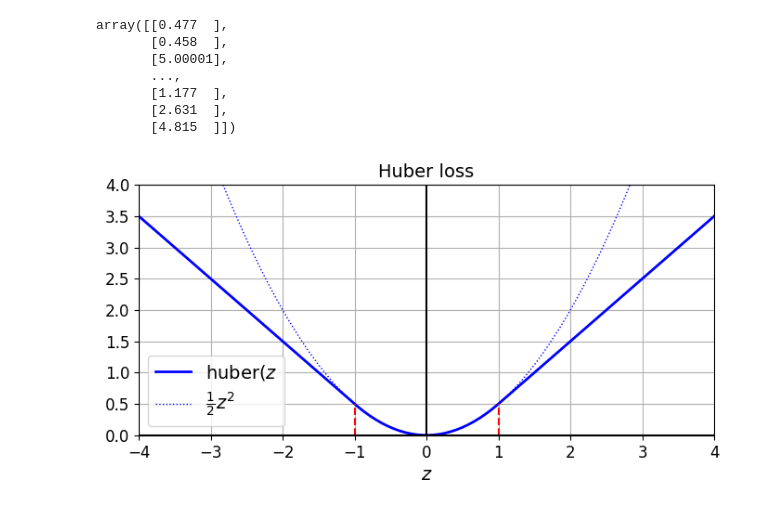
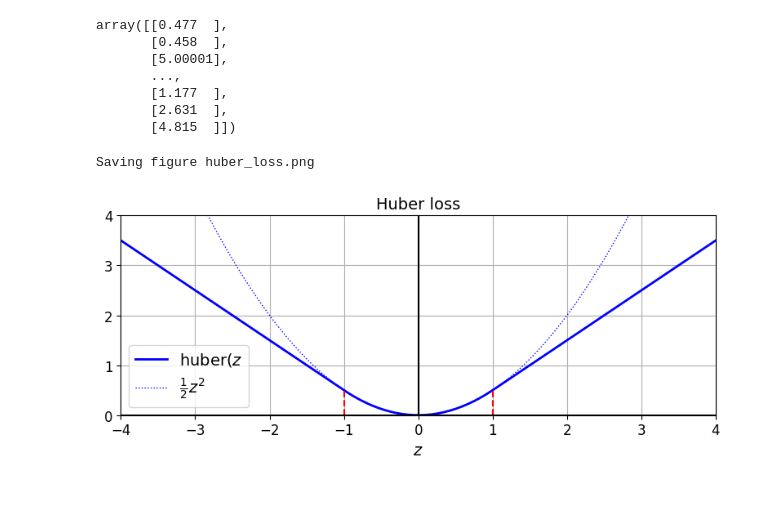
Before and after one commit to TeguhPermana666/Custom-Models, a Jupyter notebook: tensor_like_numpy.ipynb, the cells around one changed output. Saved outputs shown, nothing was run; the diff lists cells and outputs as text; code cells hidden in the pictures.

```diff
--- a/tensor_like_numpy.ipynb
+++ b/tensor_like_numpy.ipynb
@@ -236,17 +236,19 @@ def huber_fn(y_true,y_pred):
 # %%
 plt.figure(figsize=(8,3.5))
 z = np.linspace(-4,4,200)
 plt.plot(z,huber_fn(0,z),"b-",linewidth=2,label="huber($z$")
 plt.plot(z,z**2 / 2, "b:",linewidth=1,label=r"$\frac{1}{2}z^2$")
 plt.plot([-1, -1], [0, huber_fn(0., -1.)], "r--")
 plt.plot([1, 1], [0, huber_fn(0., 1.)], "r--")
 plt.gca().axhline(y=0, color='k')
 plt.gca().axvline(x=0, color='k')
 plt.axis([-4, 4, 0, 4])
 plt.grid(True)
 plt.xlabel("$z$")
 plt.legend(fontsize=14)
 plt.title("Huber loss", fontsize=14)
+save_fig("huber_loss.png")
 plt.show()
 # %% [output]
+Saving figure huber_loss.png
-[figure, old version]
+[figure, new version]
```
Also changed, not shown: parts of 3 cells of this notebook.
